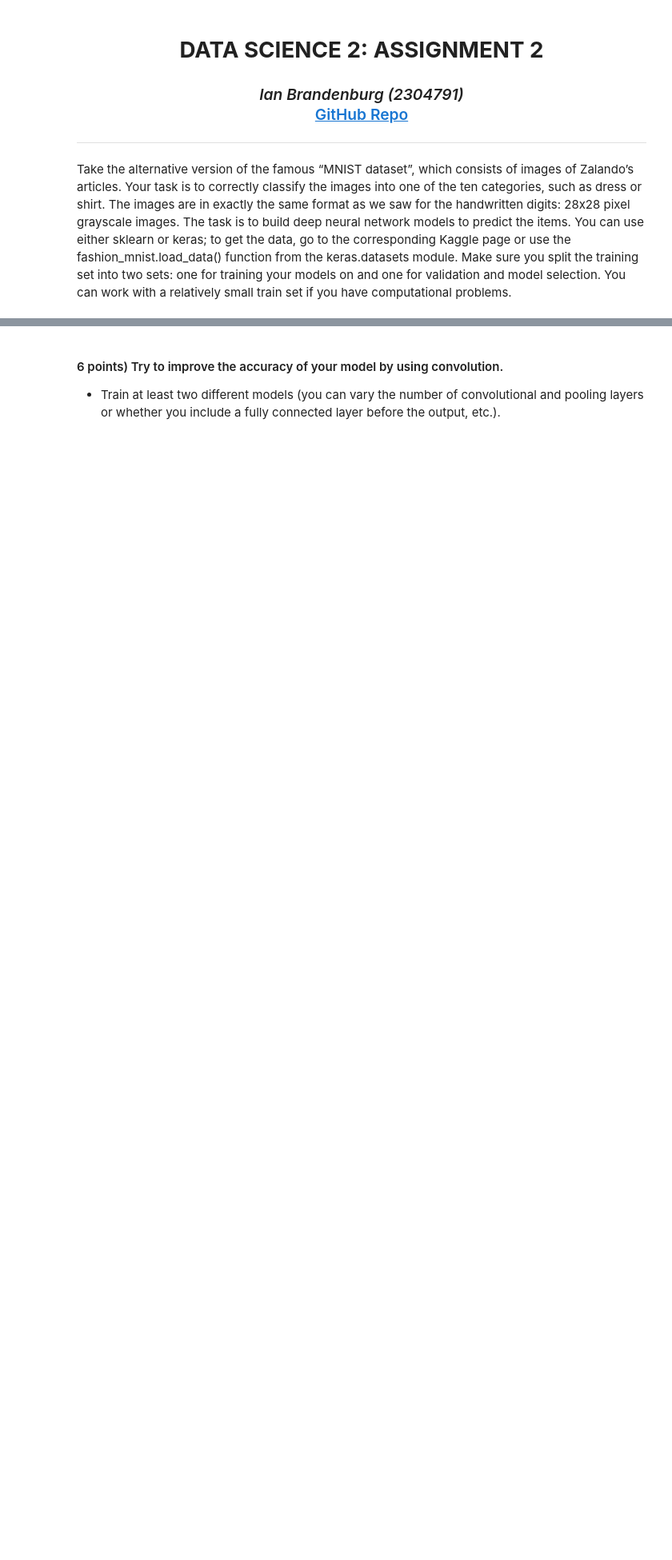
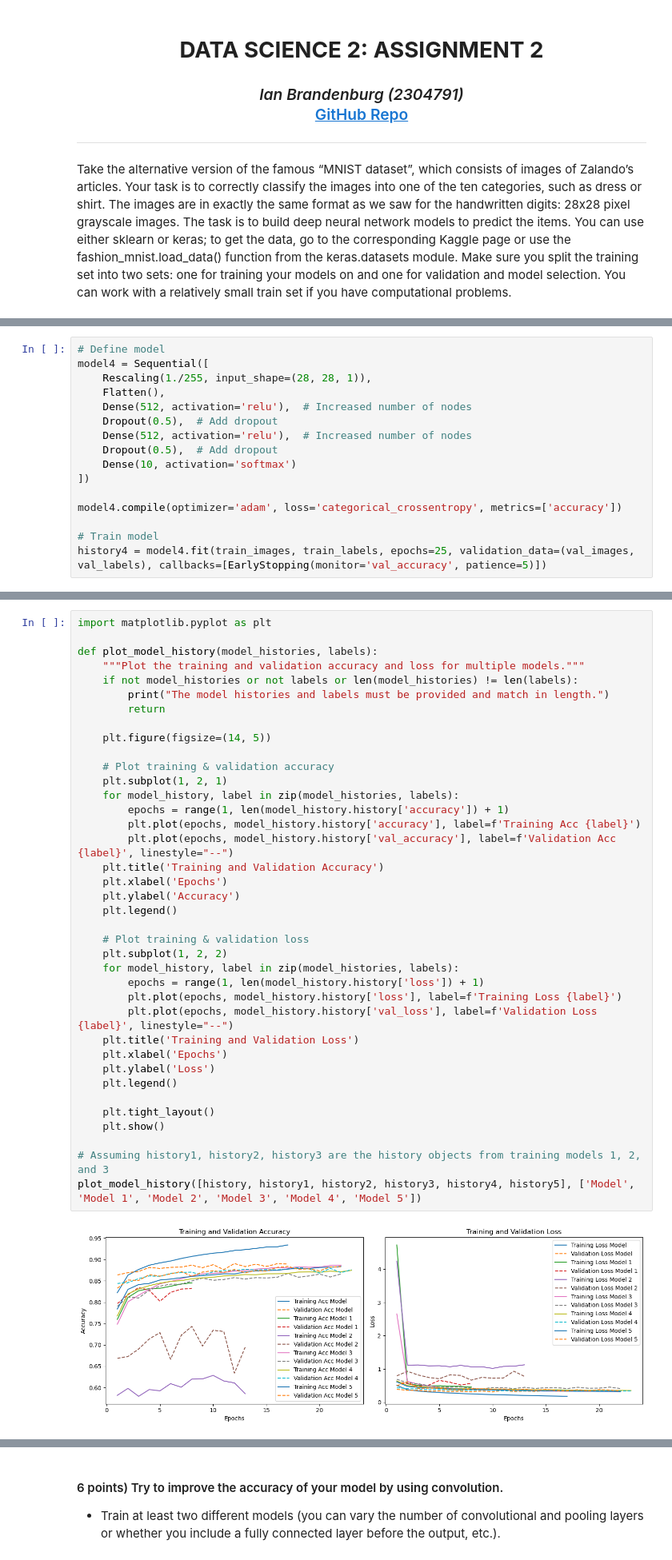
Before and after one commit to Iandrewburg/Data_Science, a Jupyter notebook: Data_Science_2/Assignments/Assignment_2/Assignment_2_Brandenburg.ipynb, the cells around one changed output, grey strips where cells are left out. Shown: that part at 80% size. Drawn from its saved outputs; the diff is of its cells as text; blank space fills up the shorter version.

```diff
--- a/Data_Science_2/Assignments/Assignment_2/Assignment_2_Brandenburg.ipynb
+++ b/Data_Science_2/Assignments/Assignment_2/Assignment_2_Brandenburg.ipynb
@@ -105,0 +294,16 @@ array([0., 0., 0., 1., 0., 0., 0., 0., 0., 0.])
+# %%
+# Define model
+model4 = Sequential([
+    Rescaling(1./255, input_shape=(28, 28, 1)),
+    Flatten(),
+    Dense(512, activation='relu'),  # Increased number of nodes
+    Dropout(0.5),  # Add dropout
+    Dense(512, activation='relu'),  # Increased number of nodes
+    Dropout(0.5),  # Add dropout
+    Dense(10, activation='softmax')
+])
+
+model4.compile(optimizer='adam', loss='categorical_crossentropy', metrics=['accuracy'])
+
+# Train model
+history4 = model4.fit(train_images, train_labels, epochs=25, validation_data=(val_images, val_labels), callbacks=[EarlyStopping(monitor='val_accuracy', patience=5)])
@@ -105,0 +370,40 @@ array([0., 0., 0., 1., 0., 0., 0., 0., 0., 0.])
+# %%
+import matplotlib.pyplot as plt
+
+def plot_model_history(model_histories, labels):
+    """Plot the training and validation accuracy and loss for multiple models."""
+    if not model_histories or not labels or len(model_histories) != len(labels):
+        print("The model histories and labels must be provided and match in length.")
+        return
+
+    plt.figure(figsize=(14, 5))
+
+    # Plot training & validation accuracy
+    plt.subplot(1, 2, 1)
+    for model_history, label in zip(model_histories, labels):
+        epochs = range(1, len(model_history.history['accuracy']) + 1)
+        plt.plot(epochs, model_history.history['accuracy'], label=f'Training Acc {label}')
+        plt.plot(epochs, model_history.history['val_accuracy'], label=f'Validation Acc {label}', linestyle="--")
+    plt.title('Training and Validation Accuracy')
+    plt.xlabel('Epochs')
+    plt.ylabel('Accuracy')
+    plt.legend()
+
+    # Plot training & validation loss
+    plt.subplot(1, 2, 2)
+    for model_history, label in zip(model_histories, labels):
+        epochs = range(1, len(model_history.history['loss']) + 1)
+        plt.plot(epochs, model_history.history['loss'], label=f'Training Loss {label}')
+        plt.plot(epochs, model_history.history['val_loss'], label=f'Validation Loss {label}', linestyle="--")
+    plt.title('Training and Validation Loss')
+    plt.xlabel('Epochs')
+    plt.ylabel('Loss')
+    plt.legend()
+
+    plt.tight_layout()
+    plt.show()
+
+# Assuming history1, history2, history3 are the history objects from training models 1, 2, and 3
+plot_model_history([history, history1, history2, history3, history4, history5], ['Model', 'Model 1', 'Model 2', 'Model 3', 'Model 4', 'Model 5'])
+# %% [output]
+[figure, added]
```
Also changed, not shown: parts of 22 cells of this notebook.
